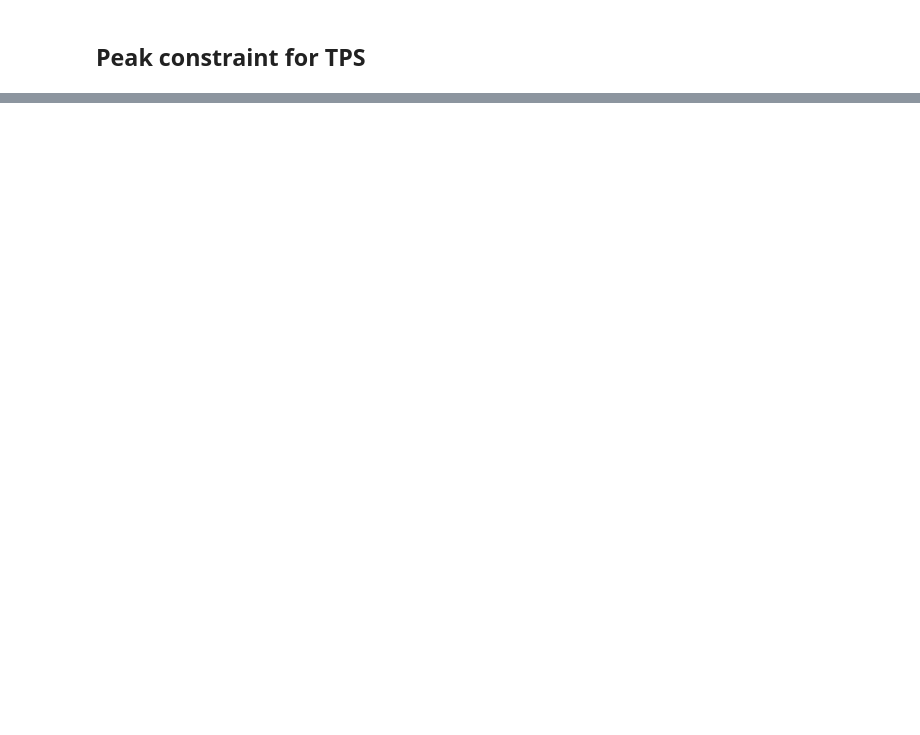
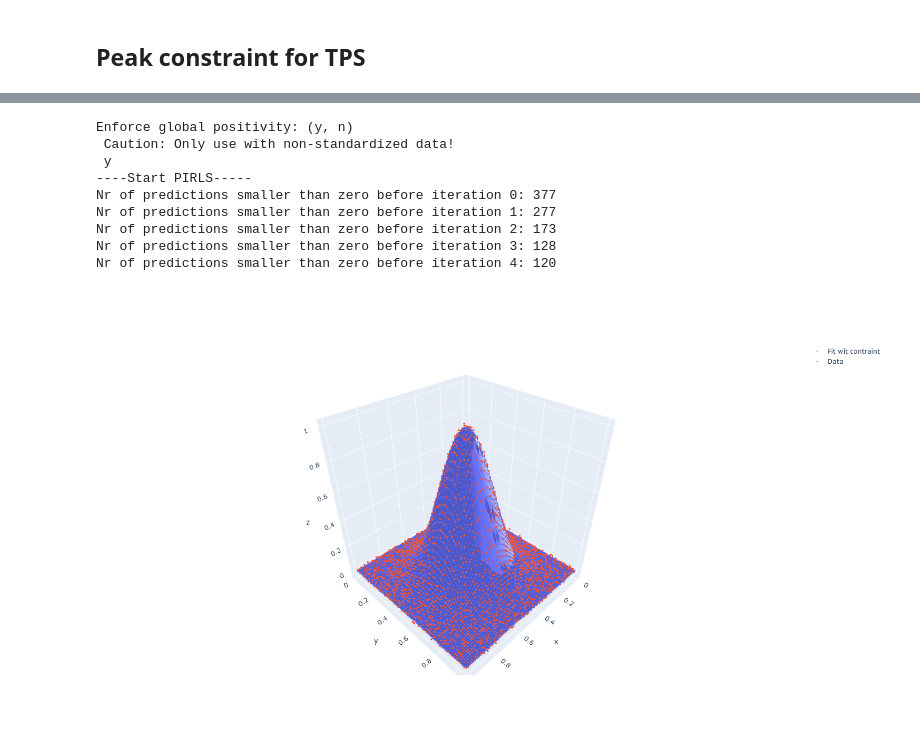
Before and after one commit to j-cap/Master-Thesis, a Jupyter notebook: Code/SplinesInPython/SDMC.ipynb, the cells around one changed output, grey strips where cells are left out. Cells and saved outputs as stored; diff of their text form; code cells hidden in the pictures; blank space fills up the shorter version.

```diff
--- a/Code/SplinesInPython/SDMC.ipynb
+++ b/Code/SplinesInPython/SDMC.ipynb
@@ -311,13 +187,3 @@ from stareg.smooth import TensorProductSmooths
 from stareg.star_model import StarModel
 from stareg.utils import check_constraint_peak_tps
 P = PenaltyMatrix()
-# %%
-n = 50
-x1, x2 = np.linspace(0,1,n), np.linspace(0,1,n)
-x1g, x2g = np.meshgrid(x1, x2)
-X = np.vstack((x1g.ravel(), x2g.ravel())).T
-def f(x1, x2):
-    return np.exp(-((x1 - 0.5)**2/0.1) - ((x2 - 0.5)**2/0.1)) + np.random.normal(loc=0.0, scale=0.01, size=x1.shape)
-
-y = f(X[:,0], X[:,1])
-df = {"x1":X[:,0], "x2":X[:,1], "y":y}
@@ -589,0 +190,10 @@ array([[0.10812596, 0.15117921, 0.19447526, 0.2300127 , 0.25015125],
+# %%
+n = 75
+x1, x2 = np.linspace(0,1,n), np.linspace(0,1,n)
+x1g, x2g = np.meshgrid(x1, x2)
+X = np.vstack((x1g.ravel(), x2g.ravel())).T
+def f(x1, x2):
+    return np.exp(-((x1 - 0.5)**2/0.05) - ((x2 - 0.5)**2/0.05)) + np.random.normal(loc=0.0, scale=0.01, size=x1.shape)
+
+y = f(X[:,0], X[:,1])
+df = {"x1":X[:,0], "x2":X[:,1], "y":y}
@@ -589,0 +206,24 @@ array([[0.10812596, 0.15117921, 0.19447526, 0.2300127 , 0.25015125],
+# %%
+m = ( ("t(1,2)", "peak", (25,25), (1, 1.5), "equidistant"), )
+#m2 = ( ("t(1,2)", "none", (15,15), (0.1, 1000), "equidistant"), )
+#m3 = ( ("s(1)", "peak", 20, (1, 6000), "equidistant"),
+#       ("s(2)", "peak", 20, (1, 6000), "equidistant"),
+#       ("t(1,2)", "none", (10,10), (1, 6000), "equidistant"),)
+# %%
+M = StarModel(description=m)
+M.fit(X=X, y=y, plot_=0, verbose=False, max_iter=5)
+fig = go.Figure()
+fig.add_trace(go.Scatter3d(x=X[:,0], y=X[:,1], z=M.basis @ M.coef_, mode="markers", marker_size=2, name="Fit wit contraint", surfaceaxis=2))
+fig.add_trace(go.Scatter3d(x=X[:,0], y=X[:,1], z=y, mode="markers", marker_size=2, name="Data"))
+fig.update_layout(height=800, width=1000)
+# %% [output]
+Enforce global positivity: (y, n)
+ Caution: Only use with non-standardized data!
+ y
+----Start PIRLS-----
+Nr of predictions smaller than zero before iteration 0: 377
+Nr of predictions smaller than zero before iteration 1: 277
+Nr of predictions smaller than zero before iteration 2: 173
+Nr of predictions smaller than zero before iteration 3: 128
+Nr of predictions smaller than zero before iteration 4: 120
+[figure, added]
```
Also changed, not shown: parts of 82 cells of this notebook.
